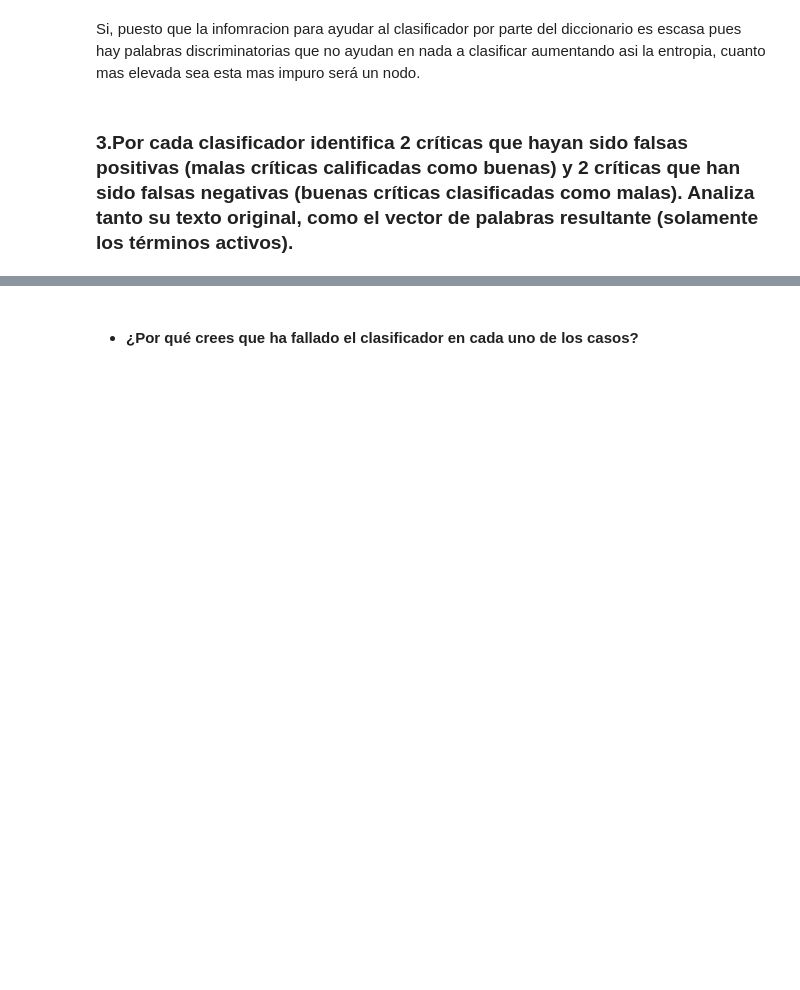
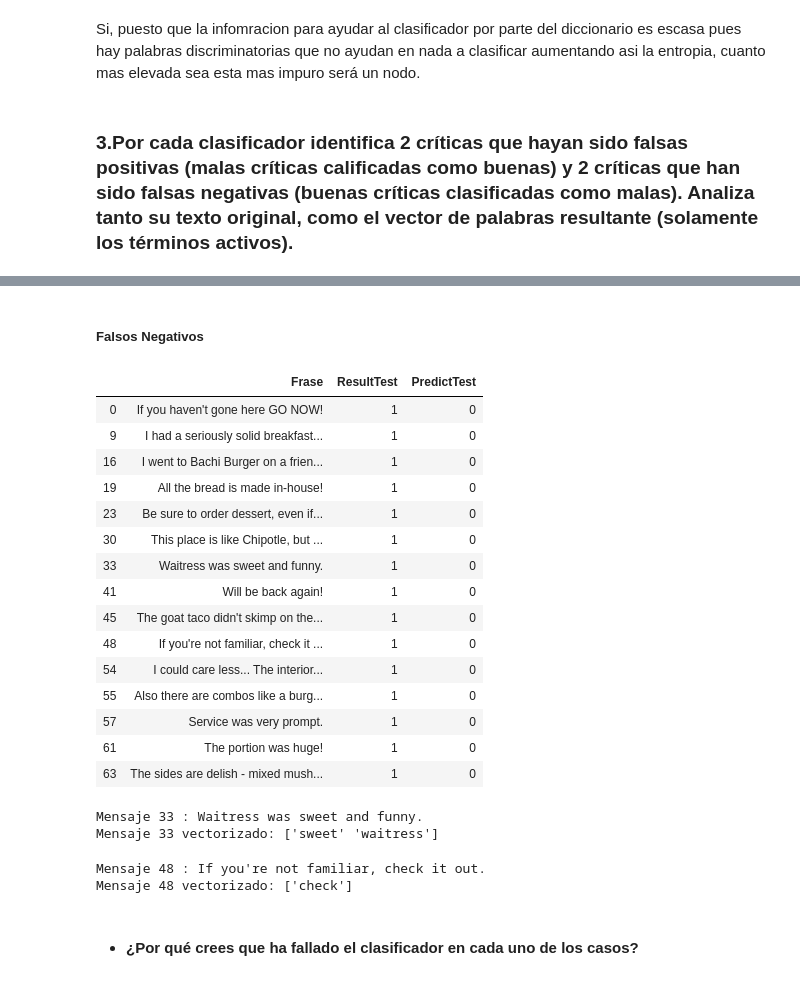
Before and after one commit to marl10/PracticasIA2, a Jupyter notebook: Practica2/PR2.ipynb, the cells around one changed output, grey strips where cells are left out. Saved outputs shown, nothing was run; the diff lists cells and outputs as text; code cells hidden in the pictures; blank space fills up the shorter version.

```diff
--- a/Practica2/PR2.ipynb
+++ b/Practica2/PR2.ipynb
@@ -975,0 +932,4 @@ NameError: name 'explain_decision_tree' is not defined
+# %%
+#ARBOLES DE DECISION
+df4 = df_predicAD[df_predicAD['ResultTest'] == 1]
+FN_AD = df4[df4['PredictTest'] == 0]
@@ -976,2 +1043,33 @@ NameError: name 'explain_decision_tree' is not defined
+# %% [markdown]
+##### __Falsos Negativos__
+# %%
+FN_AD.head(15)
+# %% [output]
+|  | Frase | ResultTest | PredictTest |
+| 0 | If you haven't gone here GO NOW! | 1 | 0 |
+| 9 | I had a seriously solid breakfast... | 1 | 0 |
+| 16 | I went to Bachi Burger on a frien... | 1 | 0 |
+| 19 | All the bread is made in-house! | 1 | 0 |
+| 23 | Be sure to order dessert, even if... | 1 | 0 |
+| 30 | This place is like Chipotle, but ... | 1 | 0 |
+| 33 | Waitress was sweet and funny. | 1 | 0 |
+| 41 | Will be back again! | 1 | 0 |
+| 45 | The goat taco didn't skimp on the... | 1 | 0 |
+| 48 | If you're not familiar, check it ... | 1 | 0 |
+| 54 | I could care less... The interior... | 1 | 0 |
+| 55 | Also there are combos like a burg... | 1 | 0 |
+| 57 | Service was very prompt. | 1 | 0 |
+| 61 | The portion was huge! | 1 | 0 |
+| 63 | The sides are delish - mixed mush... | 1 | 0 |
+# %%
+write_terms(vecBB.get_feature_names(), x_test, test_vec_data_bb, 33)
+# %% [output]
+Mensaje 33 : Waitress was sweet and funny.
+Mensaje 33 vectorizado: ['sweet' 'waitress']
+# %%
+write_terms(vecBB.get_feature_names(), x_test, test_vec_data_bb, 48)
+# %% [output]
+Mensaje 48 : If you're not familiar, check it out.
+Mensaje 48 vectorizado: ['check']
 # %% [markdown]
 - #### ¿Por qué crees que ha fallado el clasificador en cada uno de los casos?
```
Also changed, not shown: parts of 93 cells of this notebook.
